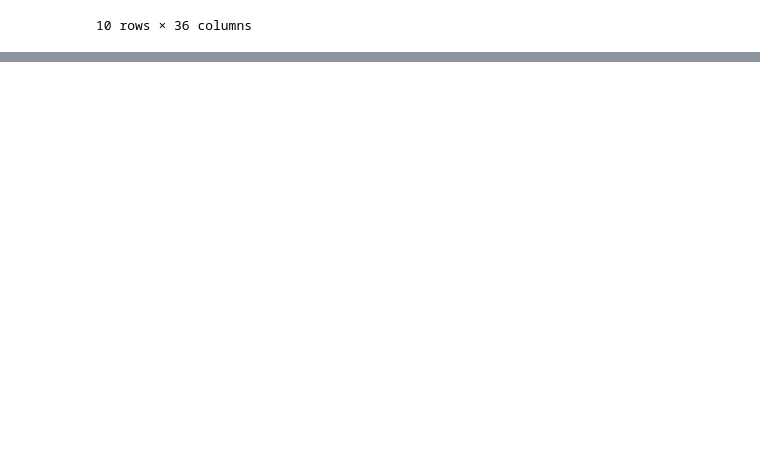
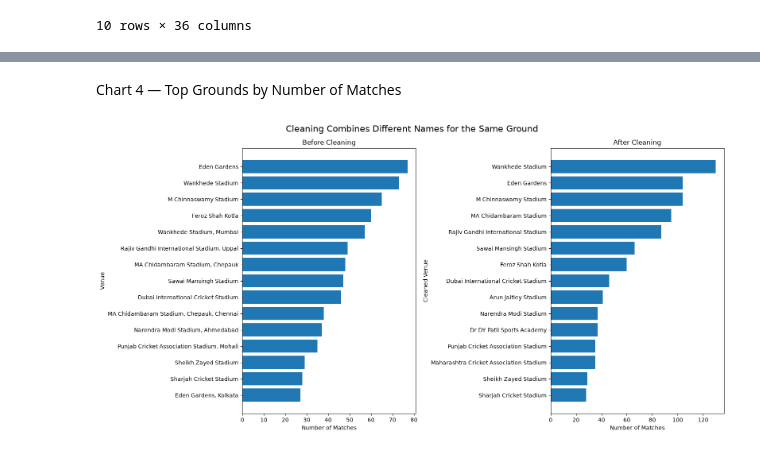
Before and after one commit to amsinanam-byte/ipl-cricket, a Jupyter notebook: notebooks/03_analysis.ipynb, the cells around one changed output, grey strips where cells are left out. Saved outputs shown, nothing was run; the diff lists cells and outputs as text; code cells hidden in the pictures; blank space fills up the shorter version.

```diff
--- a/notebooks/03_analysis.ipynb
+++ b/notebooks/03_analysis.ipynb
@@ -3266,0 +2800,55 @@ GROUP BY batsman_type;
+# %% [markdown]
+Chart 4 — Top Grounds by Number of Matches
+# %%
+# ============================================
+# I1 - Before vs After Venue Cleaning Chart
+# ============================================
+
+i1_raw_df = q("""
+SELECT venue, COUNT(DISTINCT match_id) AS matches
+FROM matches
+GROUP BY venue
+ORDER BY matches DESC
+LIMIT 15;
+""")
+
+i1_clean_df = q("""
+SELECT venue_clean, COUNT(DISTINCT match_id) AS matches
+FROM v_matches_clean
+GROUP BY venue_clean
+ORDER BY matches DESC
+LIMIT 15;
+""")
+
+raw = i1_raw_df.sort_values("matches")
+clean = i1_clean_df.sort_values("matches")
+
+fig, axes = plt.subplots(1, 2, figsize=(16, 8))
+
+axes[0].barh(raw["venue"], raw["matches"])
+axes[0].set_title("Before Cleaning")
+axes[0].set_xlabel("Number of Matches")
+axes[0].set_ylabel("Venue")
+
+axes[1].barh(clean["venue_clean"], clean["matches"])
+axes[1].set_title("After Cleaning")
+axes[1].set_xlabel("Number of Matches")
+axes[1].set_ylabel("Cleaned Venue")
+
+fig.suptitle(
+    "Cleaning Combines Different Names for the Same Ground",
+    fontsize=16
+)
+
+fig.tight_layout()
+
+fig.savefig(
+    FIG_DIR / "venue_before_after.png",
+    dpi=200,
+    bbox_inches="tight"
+)
+
+plt.show()
+plt.close(fig)
+# %% [output]
+[figure, added]
```
Also changed, not shown: parts of 302 cells of this notebook, 8 other files.
